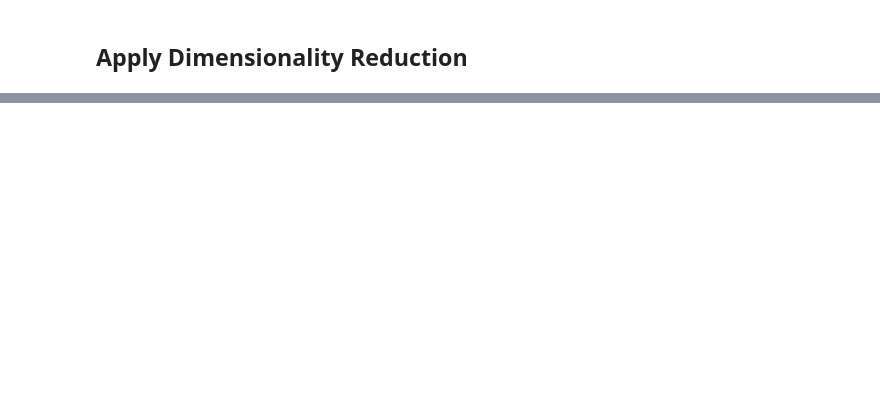
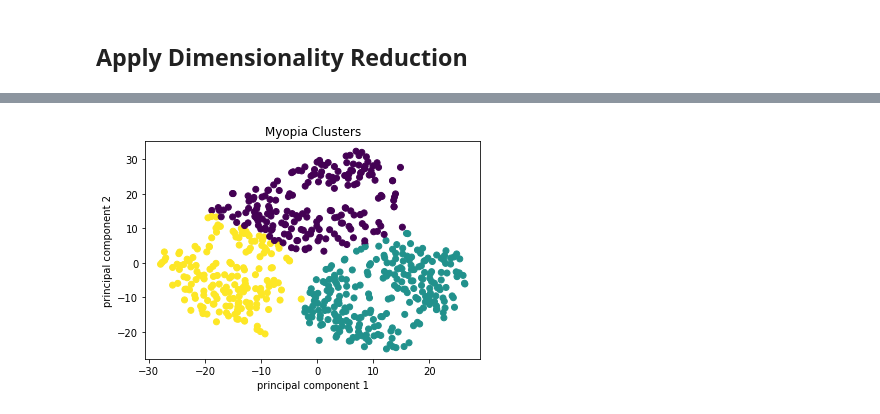
Before and after one commit to akbandi/Myopia-Clusters, a Jupyter notebook: Myopia Clusters.ipynb, the cells around one changed output, grey strips where cells are left out. Saved outputs shown, nothing was run; the diff lists cells and outputs as text; code cells hidden in the pictures; blank space fills up the shorter version.

```diff
--- a/Myopia Clusters.ipynb
+++ b/Myopia Clusters.ipynb
@@ -186,0 +223,3 @@ plt.show()
+# %%
+# Initialize the K-Means model with K = 3
+model = KMeans(n_clusters=3, random_state=5)
@@ -186,0 +253,4 @@ plt.show()
+# %%
+# Create return DataFrame with predicted clusters
+df_myopia_pca["class"] = model.labels_
+df_myopia_pca.head()
@@ -186,0 +264,9 @@ plt.show()
+# %%
+#Scatter plot
+plt.scatter(x=df_myopia_pca['x'], y=df_myopia_pca['y'], c=df_myopia_pca['class'])
+plt.xlabel('principal component 1')
+plt.ylabel('principal component 2')
+plt.title('Myopia Clusters')
+plt.show()
+# %% [output]
+[figure, added]
```
Also changed, not shown: parts of 23 cells of this notebook.
